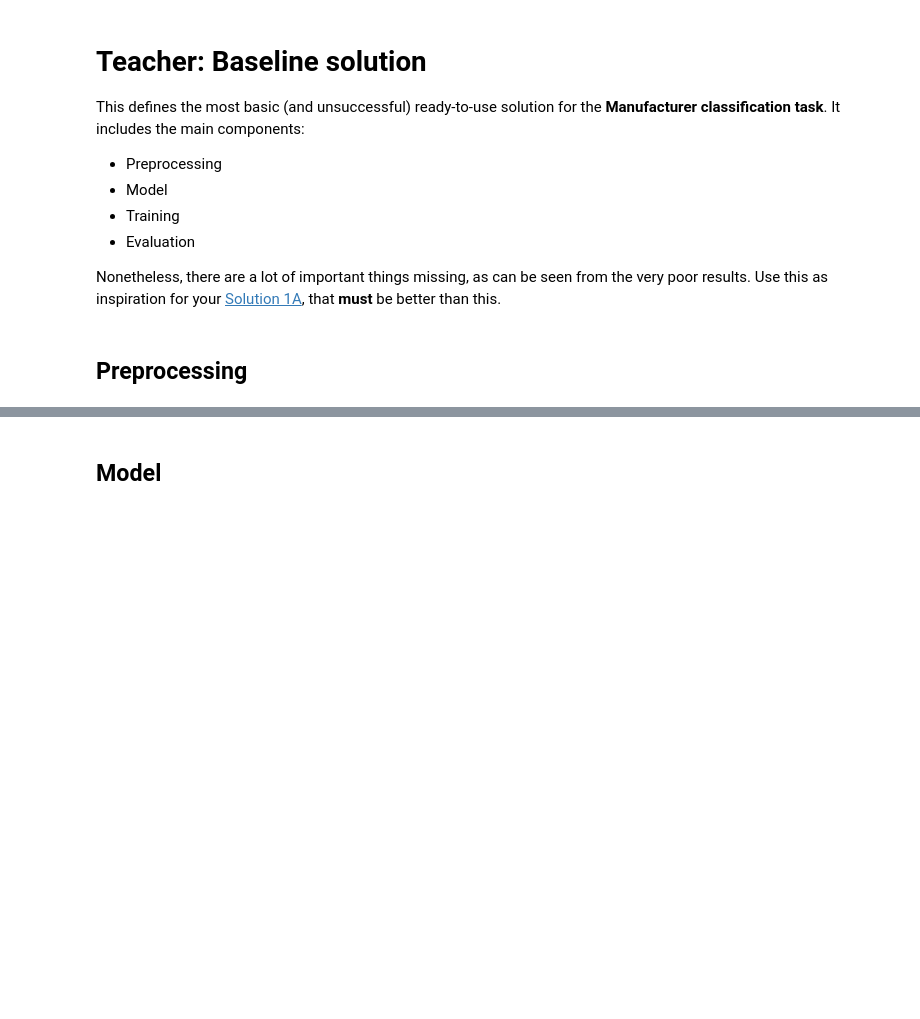
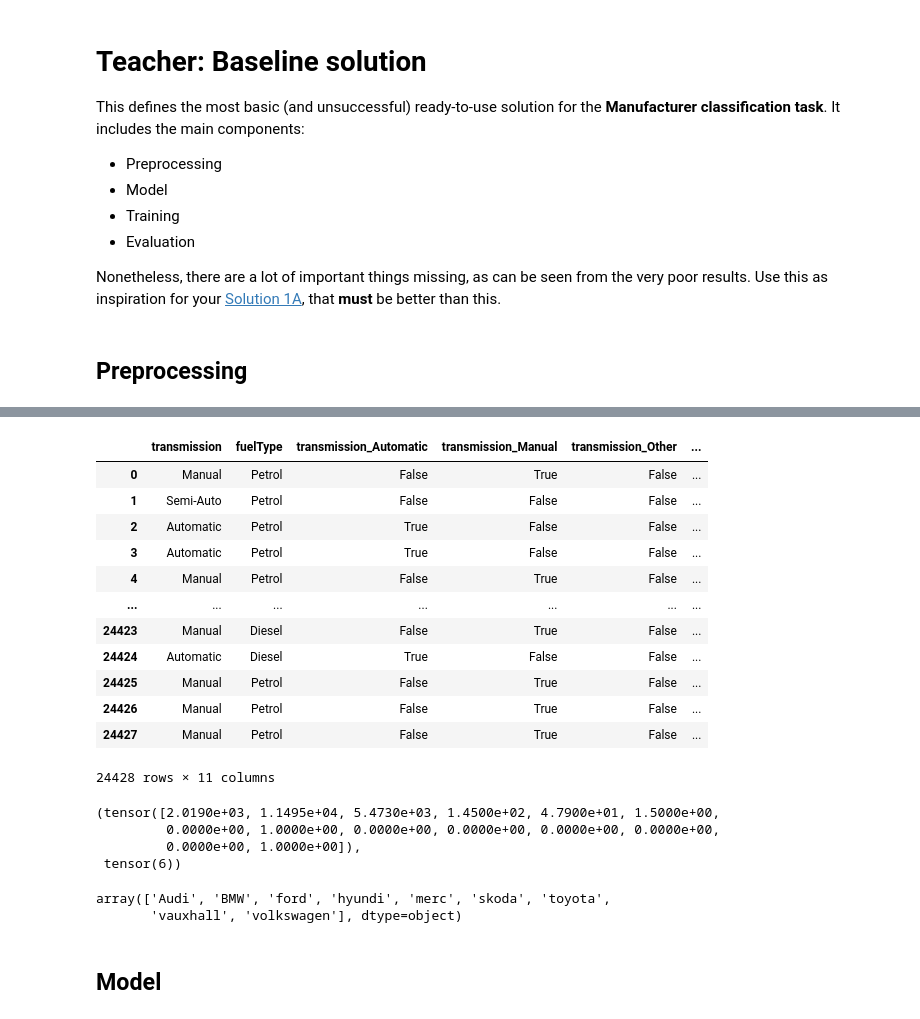
Before and after one commit to Gpascual11/P3_Gerard_Pascual, a Jupyter notebook: P3_NeuralNetworks.ipynb, the cells around one changed output, grey strips where cells are left out. Drawn from its saved outputs; the diff is of its cells as text; code cells hidden in the pictures; blank space fills up the shorter version.

```diff
--- a/P3_NeuralNetworks.ipynb
+++ b/P3_NeuralNetworks.ipynb
@@ -414,0 +469,25 @@ train_dataset, test_dataset, input_size, num_classes, label_encoder = df_to_data
+# %%
+preprocessed_df = df.copy()
+# Define columns to use and categorical
+categorical_cols = ["transmission", "fuelType"]
+test_df = preprocessed_df[categorical_cols]
+
+for col in categorical_cols:
+    new_column_data = pd.get_dummies(test_df[col], prefix=col)
+    test_df = pd.concat([test_df, new_column_data], axis=1)
+
+test_df
+# %% [output]
+|  | transmission | fuelType | transmission_Automatic | transmission_Manual | transmission_Other | ... |
+| 0 | Manual | Petrol | False | True | False | ... |
+| 1 | Semi-Auto | Petrol | False | False | False | ... |
+| 2 | Automatic | Petrol | True | False | False | ... |
+| 3 | Automatic | Petrol | True | False | False | ... |
+| 4 | Manual | Petrol | False | True | False | ... |
+| ... | ... | ... | ... | ... | ... | ... |
+| 24423 | Manual | Diesel | False | True | False | ... |
+| 24424 | Automatic | Diesel | True | False | False | ... |
+| 24425 | Manual | Petrol | False | True | False | ... |
+| 24426 | Manual | Petrol | False | True | False | ... |
+| 24427 | Manual | Petrol | False | True | False | ... |
+24428 rows × 11 columns
@@ -415,3 +524,15 @@ train_dataset, test_dataset, input_size, num_classes, label_encoder = df_to_data
+# %%
+train_dataset[0]
+# %% [output]
+(tensor([2.0190e+03, 1.1495e+04, 5.4730e+03, 1.4500e+02, 4.7900e+01, 1.5000e+00,
+         0.0000e+00, 1.0000e+00, 0.0000e+00, 0.0000e+00, 0.0000e+00, 0.0000e+00,
+         0.0000e+00, 1.0000e+00]),
+ tensor(6))
+# %%
+label_encoder.classes_
+# %% [output]
+array(['Audi', 'BMW', 'ford', 'hyundi', 'merc', 'skoda', 'toyota',
+       'vauxhall', 'volkswagen'], dtype=object)
 # %% [markdown]
 ## Model
 # %%
```
Also changed, not shown: parts of 25 cells of this notebook.
